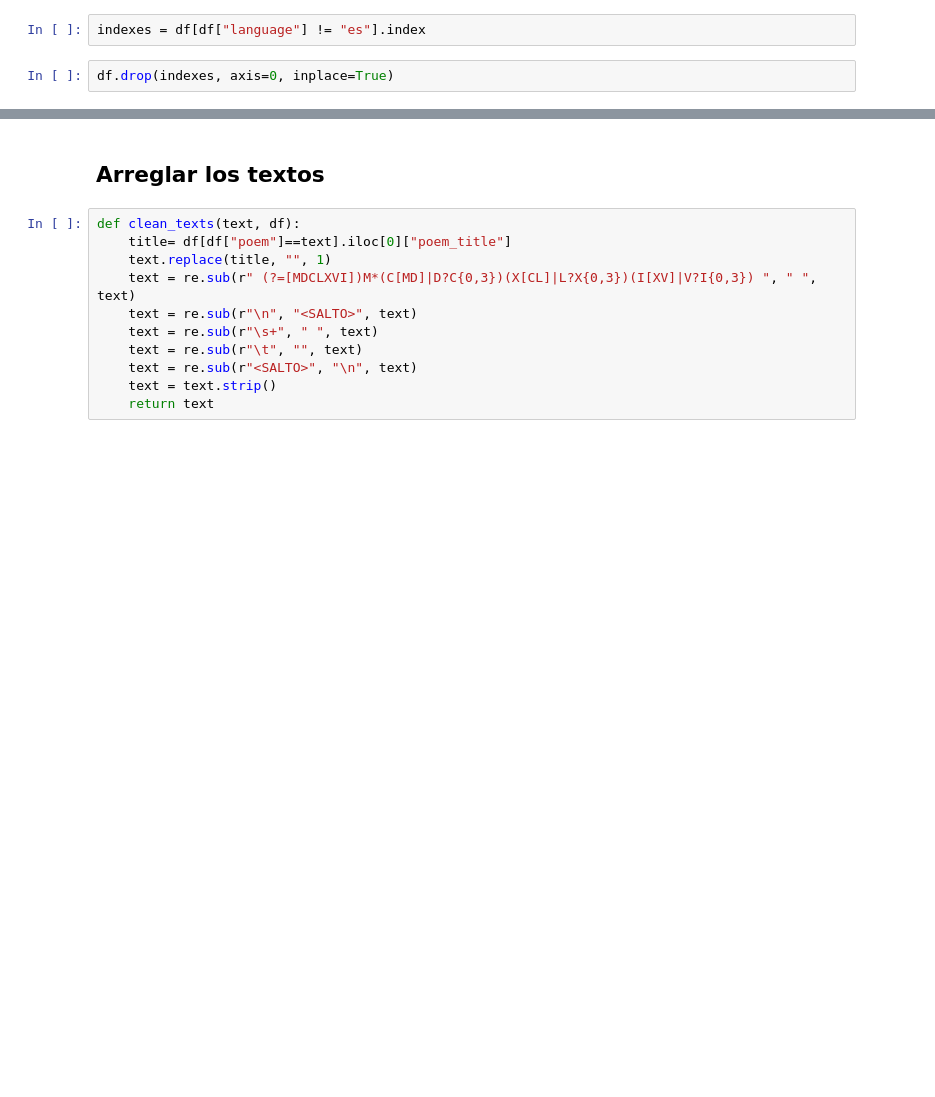
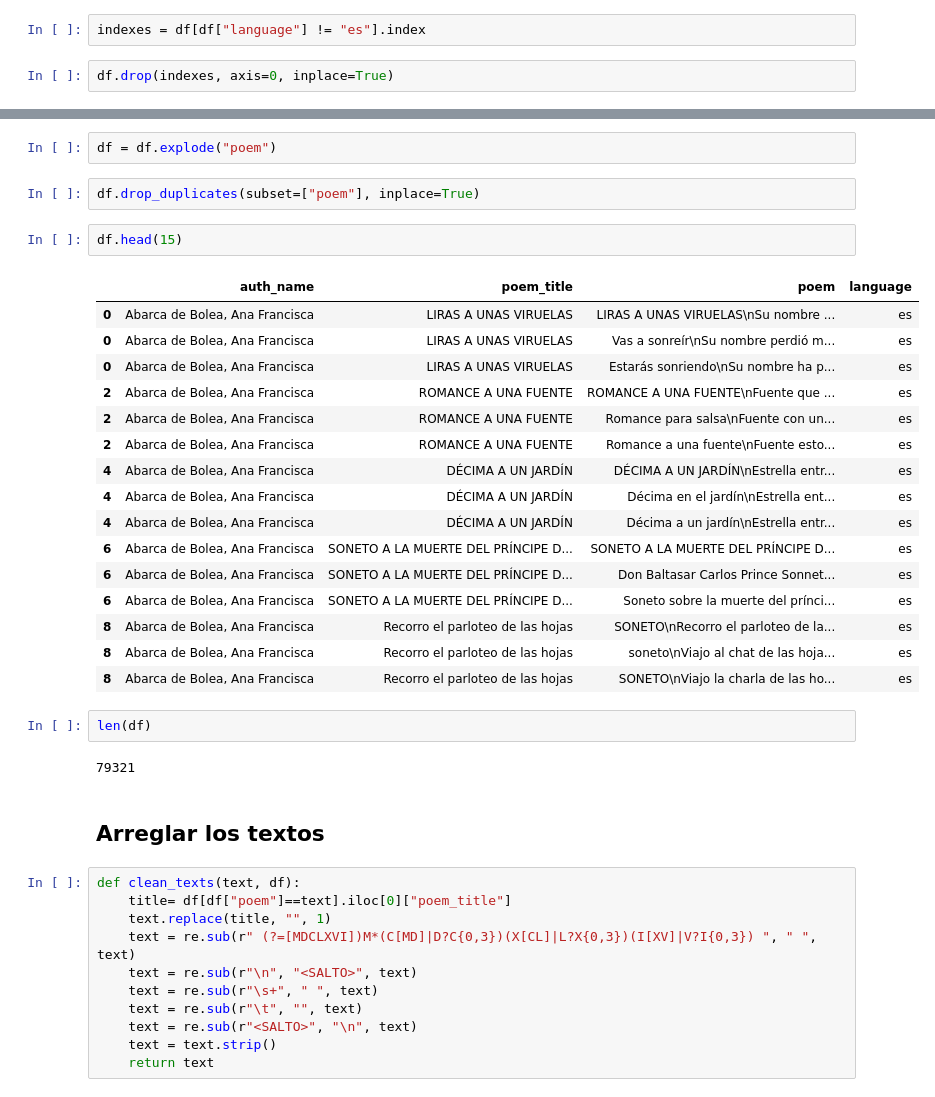
Before and after one commit to DavidLeirado/AiLan-P0e-m, a Jupyter notebook: notebooks/data_exploration.ipynb, the cells around one changed output, grey strips where cells are left out. Cells and saved outputs as stored; diff of their text form; blank space fills up the shorter version.

```diff
--- a/notebooks/data_exploration.ipynb
+++ b/notebooks/data_exploration.ipynb
@@ -229,3 +308,30 @@ df.drop(indexes, axis=0, inplace=True)
+# %%
+df = df.explode("poem")
+# %%
+df.drop_duplicates(subset=["poem"], inplace=True)
+# %%
+df.head(15)
+# %% [output]
+|  | auth_name | poem_title | poem | language |
+| 0 | Abarca de Bolea, Ana Francisca | LIRAS A UNAS VIRUELAS | LIRAS A UNAS VIRUELAS\nSu nombre ... | es |
+| 0 | Abarca de Bolea, Ana Francisca | LIRAS A UNAS VIRUELAS | Vas a sonreír\nSu nombre perdió m... | es |
+| 0 | Abarca de Bolea, Ana Francisca | LIRAS A UNAS VIRUELAS | Estarás sonriendo\nSu nombre ha p... | es |
+| 2 | Abarca de Bolea, Ana Francisca | ROMANCE A UNA FUENTE | ROMANCE A UNA FUENTE\nFuente que ... | es |
+| 2 | Abarca de Bolea, Ana Francisca | ROMANCE A UNA FUENTE | Romance para salsa\nFuente con un... | es |
+| 2 | Abarca de Bolea, Ana Francisca | ROMANCE A UNA FUENTE | Romance a una fuente\nFuente esto... | es |
+| 4 | Abarca de Bolea, Ana Francisca | DÉCIMA A UN JARDÍN | DÉCIMA A UN JARDÍN\nEstrella entr... | es |
+| 4 | Abarca de Bolea, Ana Francisca | DÉCIMA A UN JARDÍN | Décima en el jardín\nEstrella ent... | es |
+| 4 | Abarca de Bolea, Ana Francisca | DÉCIMA A UN JARDÍN | Décima a un jardín\nEstrella entr... | es |
+| 6 | Abarca de Bolea, Ana Francisca | SONETO A LA MUERTE DEL PRÍNCIPE D... | SONETO A LA MUERTE DEL PRÍNCIPE D... | es |
+| 6 | Abarca de Bolea, Ana Francisca | SONETO A LA MUERTE DEL PRÍNCIPE D... | Don Baltasar Carlos Prince Sonnet... | es |
+| 6 | Abarca de Bolea, Ana Francisca | SONETO A LA MUERTE DEL PRÍNCIPE D... | Soneto sobre la muerte del prínci... | es |
+| 8 | Abarca de Bolea, Ana Francisca | Recorro el parloteo de las hojas | SONETO\nRecorro el parloteo de la... | es |
+| 8 | Abarca de Bolea, Ana Francisca | Recorro el parloteo de las hojas | soneto\nViajo al chat de las hoja... | es |
+| 8 | Abarca de Bolea, Ana Francisca | Recorro el parloteo de las hojas | SONETO\nViajo la charla de las ho... | es |
+# %%
+len(df)
+# %% [output]
+79321
 # %% [markdown]
 ## Arreglar los textos
 # %%
```
Also changed, not shown: parts of 15 cells of this notebook, 1 other file.
